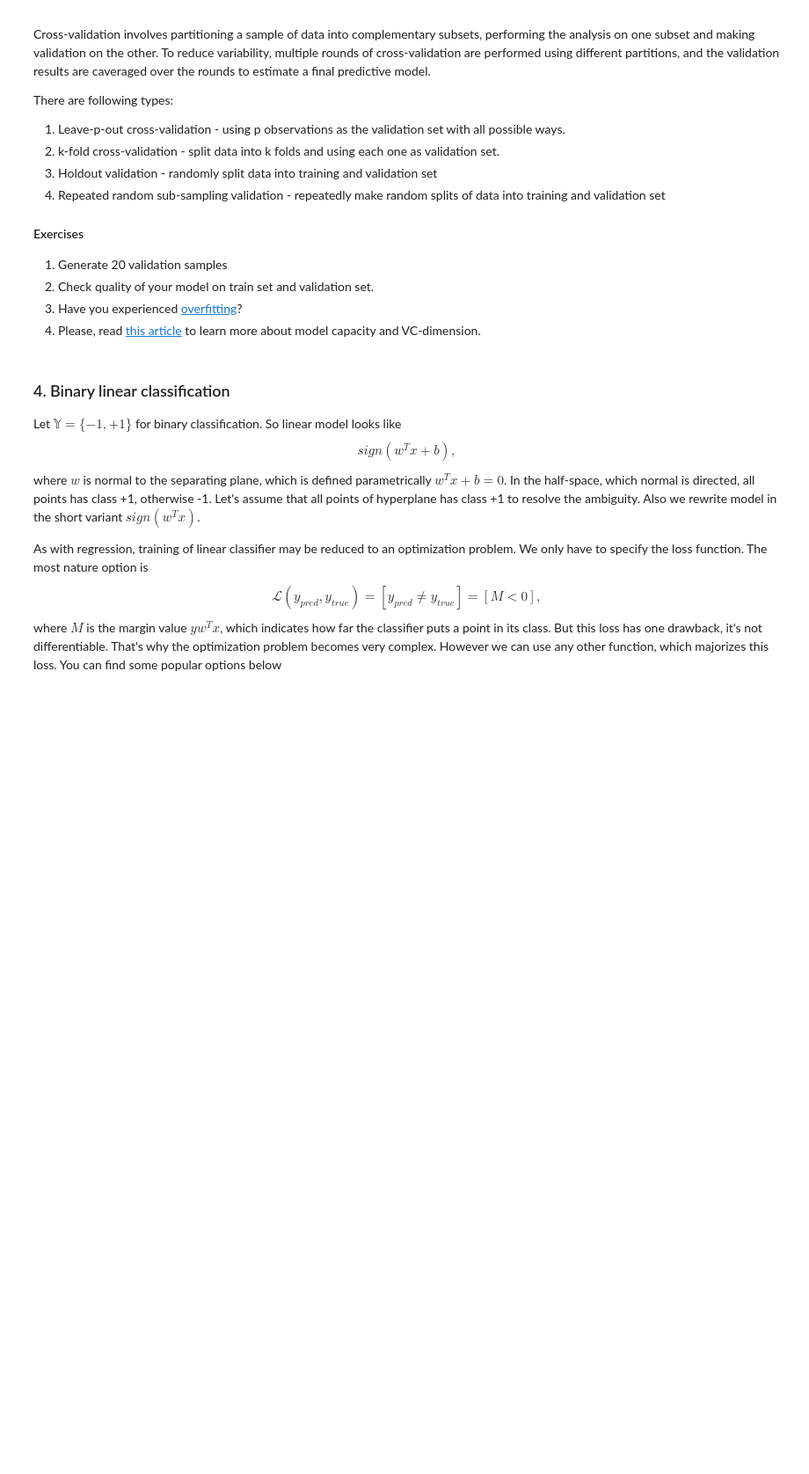
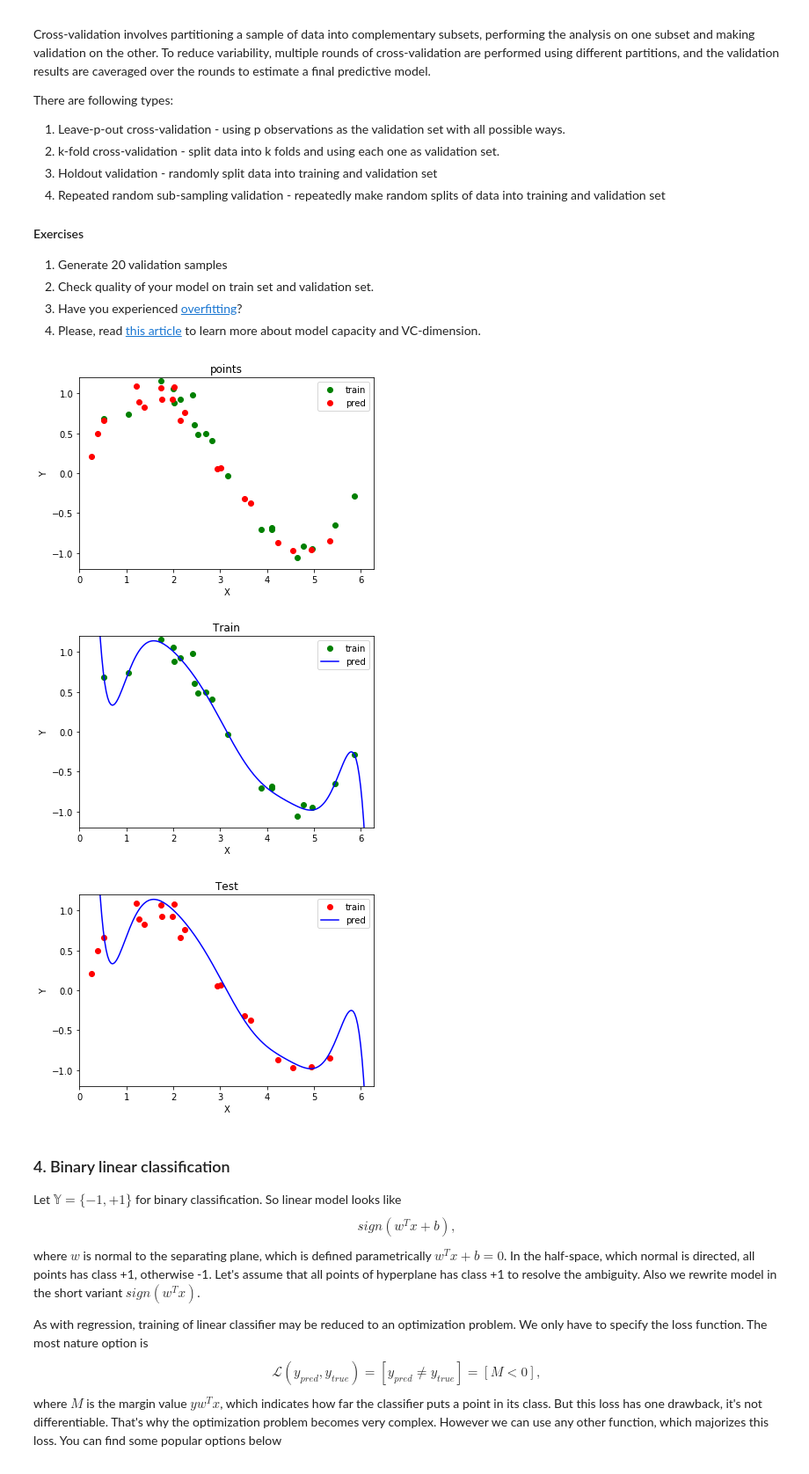
Before and after one commit to max-kuzn/squad, a Jupyter notebook: lab-1.ipynb, the cells around one changed output. Shown at 88% size. Cells and saved outputs as stored; diff of their text form; code cells hidden in the pictures; blank space fills up the shorter version.

```diff
--- a/lab-1.ipynb
+++ b/lab-1.ipynb
@@ -146,6 +147,49 @@ There are following types:
 2. Check quality of your model on train set and validation set.
 3. Have you experienced [overfitting](https://en.wikipedia.org/wiki/Overfitting)?
 4. Please, read [this article](https://en.wikipedia.org/wiki/VC_dimension) to learn more about model capacity and VC-dimension.
+# %%
+DEG = 10
+
+points_train = np.sort(2 * np.pi * np.random.random((SIZE)))
+Y_train = np.sin(points_train) + np.random.normal(0, 0.1, SIZE)
+X_train = make_X_train(points_train, DEG)
+
+points_test = np.sort(2 * np.pi * np.random.random((SIZE)))
+Y_test = np.sin(points_test) + np.random.normal(0, 0.1, SIZE)
+X_test = make_X_train(points_test, DEG)
+
+w = compute_weight(X_train, Y_train)
+
+plt.plot(X_train[:, 1], Y_train, 'go', label='train')
+plt.plot(X_test[:, 1], Y_test, 'ro', label='pred')
+plt.axis([0, 2 * np.pi, -1.2, 1.2])
+plt.xlabel('X')
+plt.ylabel('Y')
+plt.title("points")
+plt.legend()
+plt.show()
+
+plt.plot(X_train[:, 1], Y_train, 'go', label='train')
+plt.plot(LINSPACE, make_X_train(LINSPACE, DEG) @ w, 'b', label='pred')
+plt.axis([0, 2 * np.pi, -1.2, 1.2])
+plt.xlabel('X')
+plt.ylabel('Y')
+plt.title("Train")
+plt.legend()
+plt.show()
+
+plt.plot(X_test[:, 1], Y_test, 'ro', label='train')
+plt.plot(LINSPACE, make_X_train(LINSPACE, DEG) @ w, 'b', label='pred')
+plt.axis([0, 2 * np.pi, -1.2, 1.2])
+plt.xlabel('X')
+plt.ylabel('Y')
+plt.title("Test")
+plt.legend()
+plt.show()
+# %% [output]
+[figure, added]
+[figure, added]
+[figure, added]
 # %% [markdown]
 ### 4. Binary linear classification
 Let $\mathbb{Y} = \{-1, +1\}$ for binary classification. So linear model looks like
```
Also changed, not shown: parts of 5 cells of this notebook.
